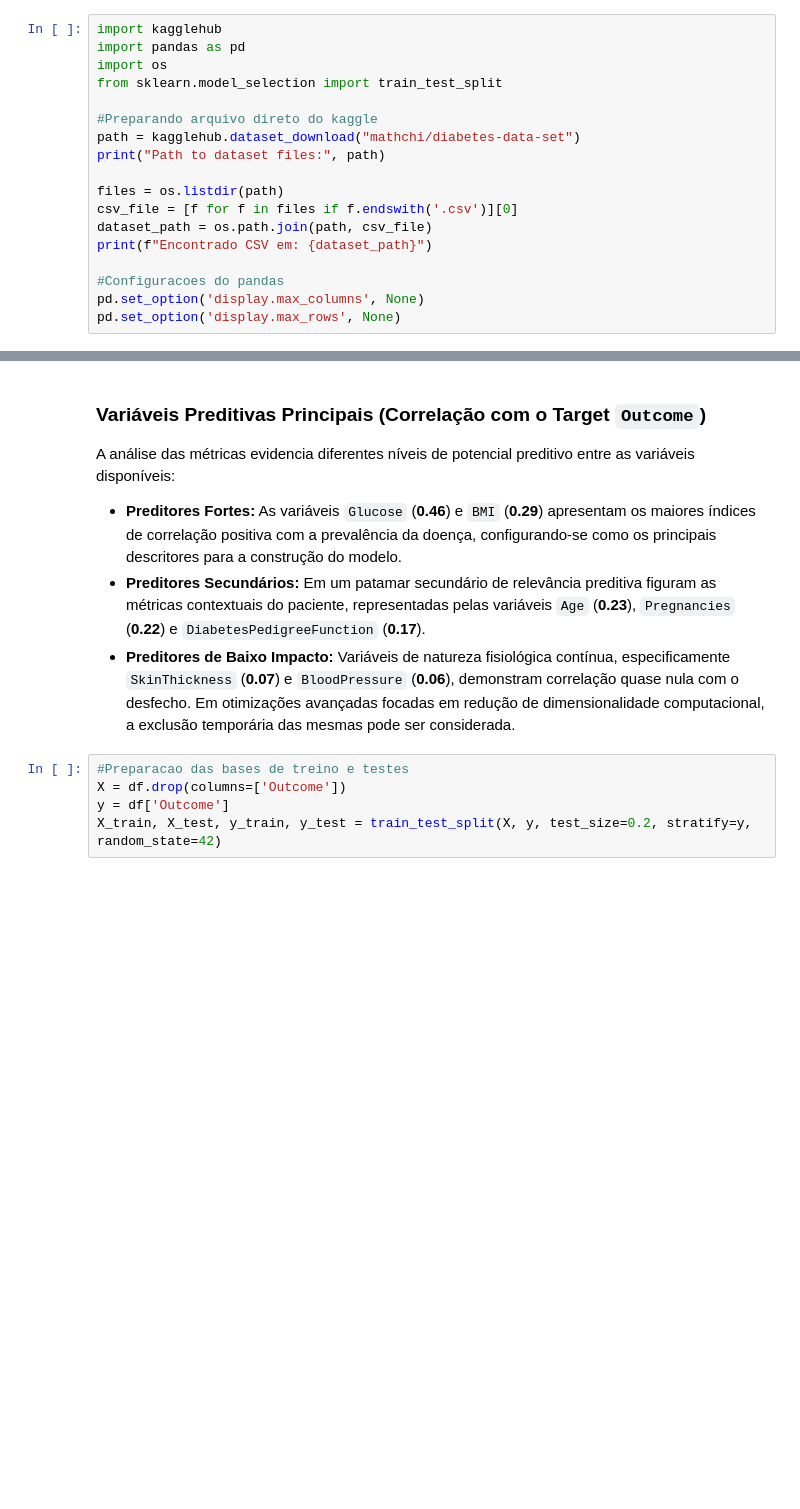
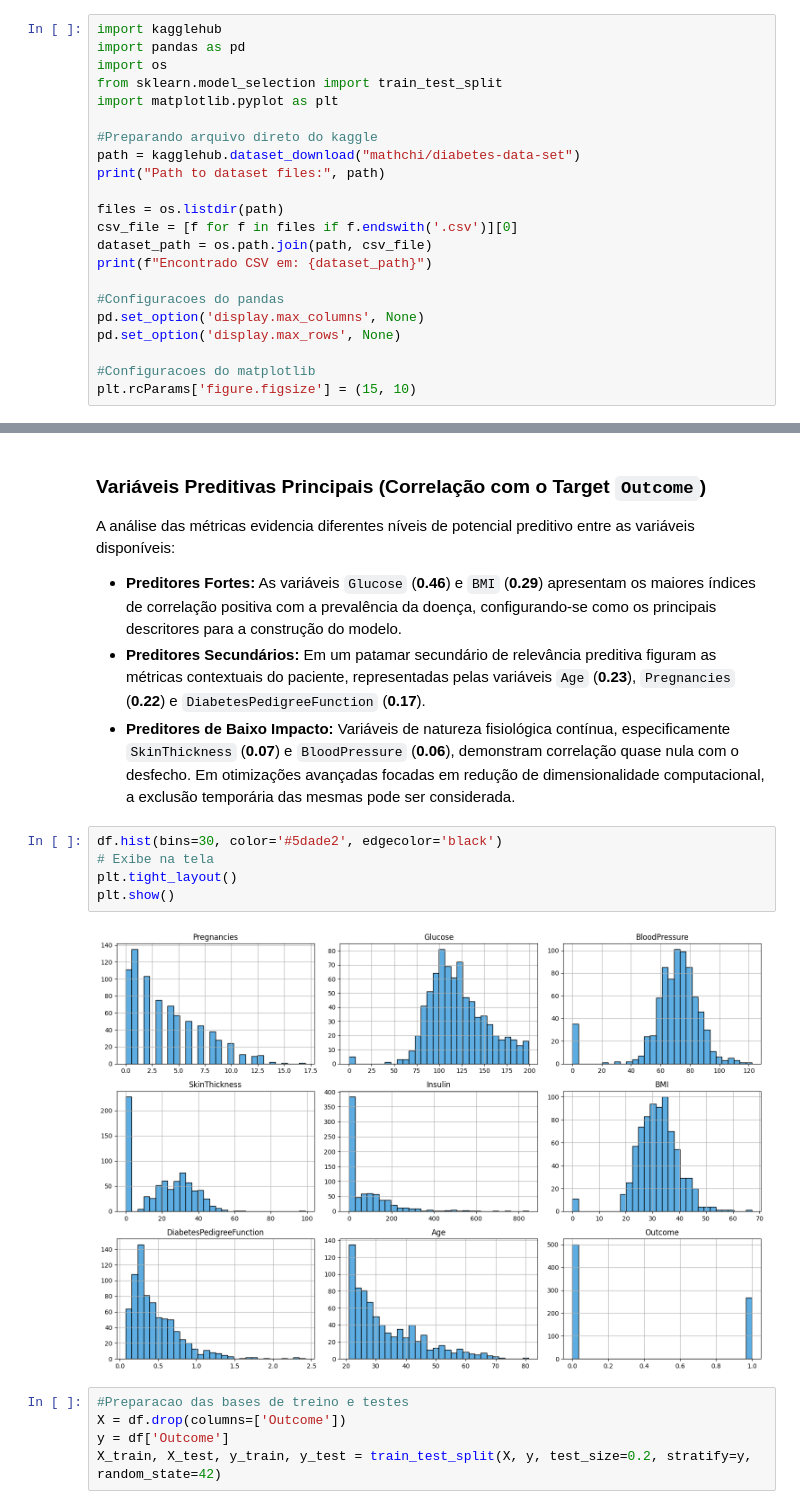
Before and after one commit to mvgv/techchallenge1, a Jupyter notebook: diabetes_eda.ipynb, the cells around one changed output, grey strips where cells are left out. Cells and saved outputs as stored; diff of their text form; blank space fills up the shorter version.

Commit message:
feat: adicionando histograma

```diff
--- a/diabetes_eda.ipynb
+++ b/diabetes_eda.ipynb
@@ -29,6 +50,7 @@ import kagglehub
 import pandas as pd
 import os
 from sklearn.model_selection import train_test_split
+import matplotlib.pyplot as plt
 
 #Preparando arquivo direto do kaggle
 path = kagglehub.dataset_download("mathchi/diabetes-data-set")
@@ -42,6 +64,9 @@ print(f"Encontrado CSV em: {dataset_path}")
 #Configuracoes do pandas
 pd.set_option('display.max_columns', None)
 pd.set_option('display.max_rows', None)
+
+#Configuracoes do matplotlib
+plt.rcParams['figure.figsize'] = (15, 10)
 # %% [output]
 Path to dataset files: C:\Users\soulo\.cache\kagglehub\datasets\mathchi\diabetes-data-set\versions\1
 Encontrado CSV em: C:\Users\soulo\.cache\kagglehub\datasets\mathchi\diabetes-data-set\versions\1\diabetes.csv
@@ -126,6 +151,13 @@ A análise das métricas evidencia diferentes níveis de potencial preditivo ent
 * **Preditores Fortes:** As variáveis `Glucose` (**0.46**) e `BMI` (**0.29**) apresentam os maiores índices de correlação positiva com a prevalência da doença, configurando-se como os principais descritores para a construção do modelo.
 * **Preditores Secundários:** Em um patamar secundário de relevância preditiva figuram as métricas contextuais do paciente, representadas pelas variáveis `Age` (**0.23**), `Pregnancies` (**0.22**) e `DiabetesPedigreeFunction` (**0.17**).
 * **Preditores de Baixo Impacto:** Variáveis de natureza fisiológica contínua, especificamente `SkinThickness` (**0.07**) e `BloodPressure` (**0.06**), demonstram correlação quase nula com o desfecho. Em otimizações avançadas focadas em redução de dimensionalidade computacional, a exclusão temporária das mesmas pode ser considerada.
+# %%
+df.hist(bins=30, color='#5dade2', edgecolor='black')
+# Exibe na tela
+plt.tight_layout()
+plt.show()
+# %% [output]
+[figure, added]
 # %%
 #Preparacao das bases de treino e testes
 X = df.drop(columns=['Outcome'])
```
Also changed, not shown: parts of 1 cell of this notebook, 1 other file.
